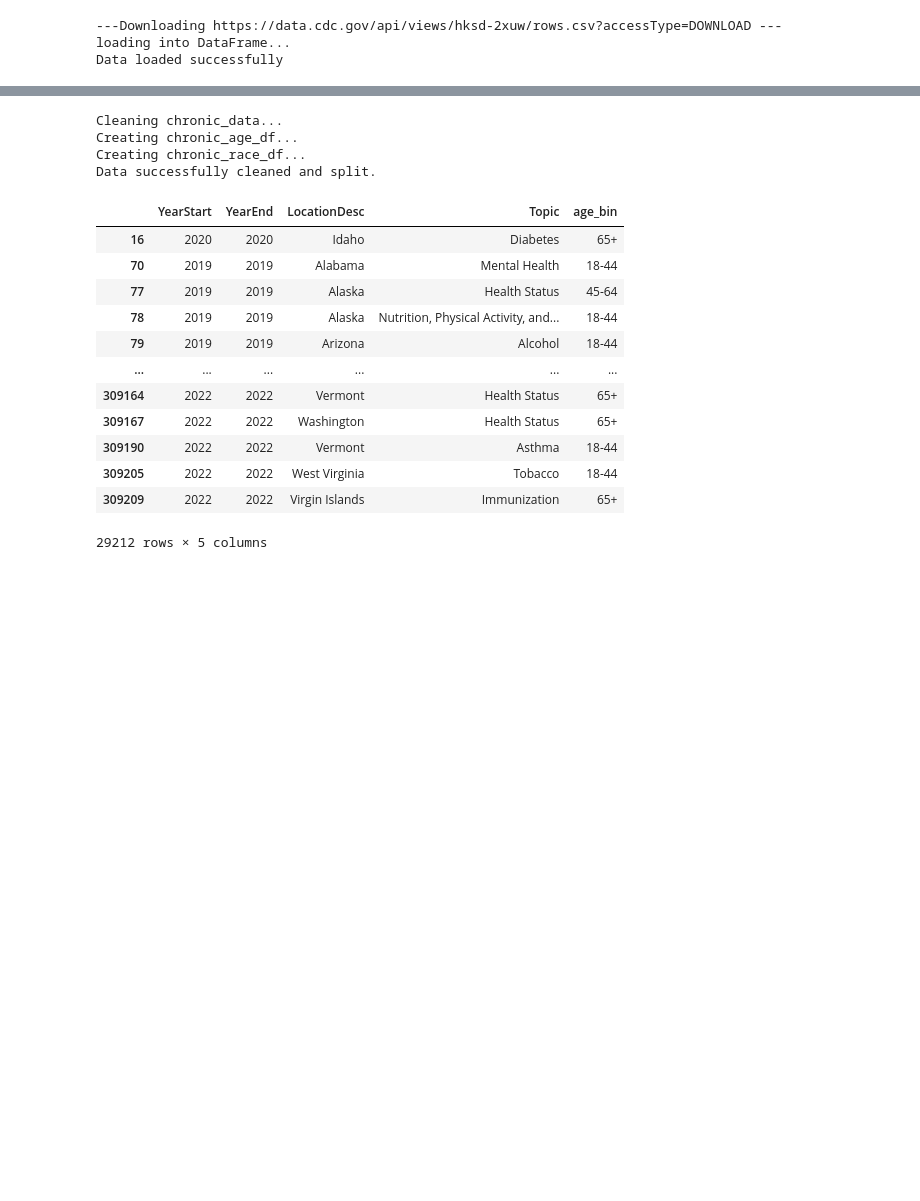
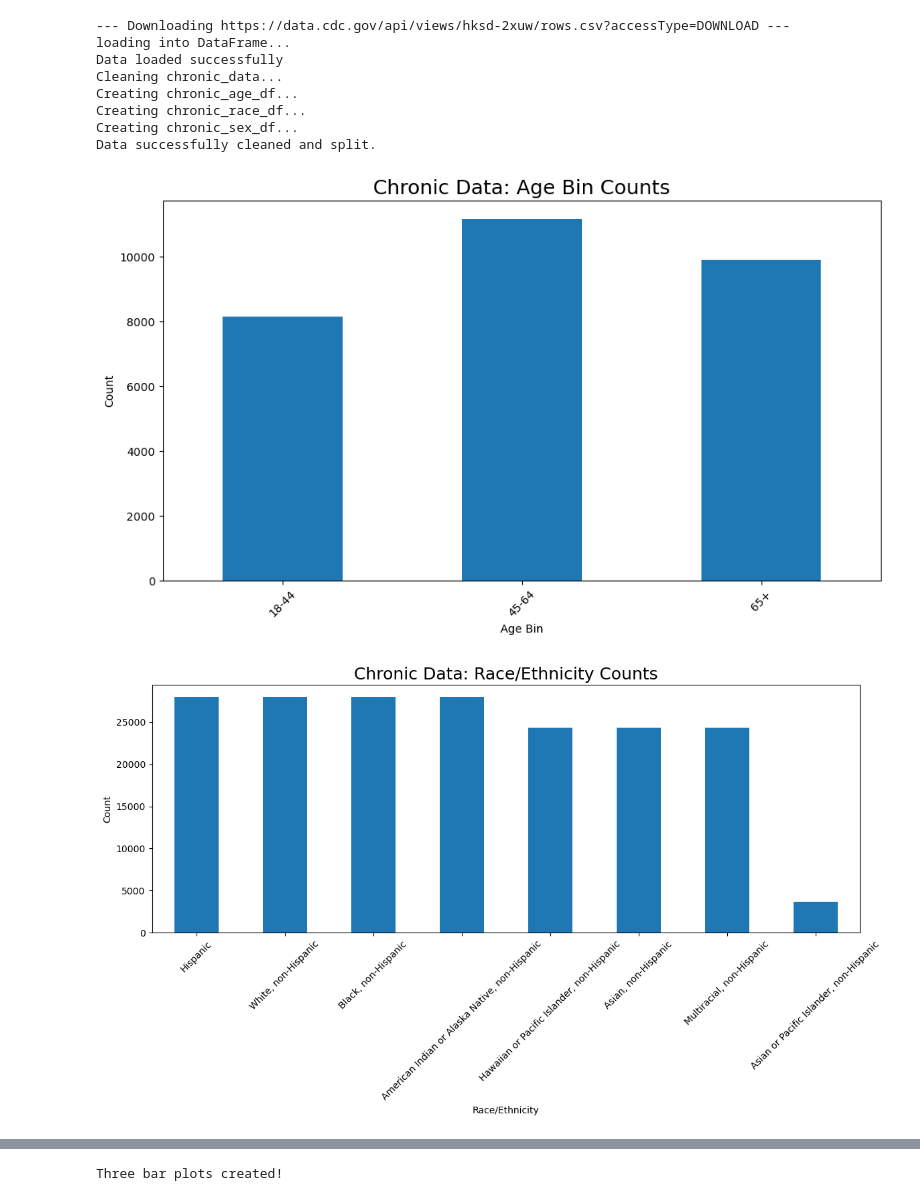
Before and after one commit to danilouie/wearable-devices-chronic-illnesses, a Jupyter notebook: src/results.ipynb, the cells around one changed output, grey strips where cells are left out. Saved outputs shown, nothing was run; the diff lists cells and outputs as text; code cells hidden in the pictures; blank space fills up the shorter version.

Commit message:
finished load, process, augment, analyze, and result.ipynb. Check main.py

```diff
--- a/src/results.ipynb
+++ b/src/results.ipynb
@@ -5,7 +10,16 @@ from process import process_aw_fb_data, process_chronic_data, process_nutri_data
 # %%
 url = "https://data.cdc.gov/api/views/hksd-2xuw/rows.csv?accessType=DOWNLOAD"
 df = get_chronic_data(url)
+chronic_age_df, chronic_race_df, chronic_sex_df = process_chronic_data(df)
+analyze_chronic_data(chronic_age_df, chronic_race_df, chronic_sex_df)
 # %% [output]
----Downloading https://data.cdc.gov/api/views/hksd-2xuw/rows.csv?accessType=DOWNLOAD ---
+--- Downloading https://data.cdc.gov/api/views/hksd-2xuw/rows.csv?accessType=DOWNLOAD ---
 loading into DataFrame...
 Data loaded successfully
+Cleaning chronic_data...
+Creating chronic_age_df...
+Creating chronic_race_df...
+Creating chronic_sex_df...
+Data successfully cleaned and split.
+[figure, added]
+[figure, added]
@@ -12,25 +27,3 @@ Data loaded successfully
+Three bar plots created!
-# %%
-chronic_age_df, chronic_race_df = process_chronic_data(df)
-# %% [output]
-Cleaning chronic_data...
-Creating chronic_age_df...
-Creating chronic_race_df...
-Data successfully cleaned and split.
-# %%
-chronic_age_df
-# %% [output]
-|  | YearStart | YearEnd | LocationDesc | Topic | age_bin |
-| 16 | 2020 | 2020 | Idaho | Diabetes | 65+ |
-| 70 | 2019 | 2019 | Alabama | Mental Health | 18-44 |
-| 77 | 2019 | 2019 | Alaska | Health Status | 45-64 |
-| 78 | 2019 | 2019 | Alaska | Nutrition, Physical Activity, and... | 18-44 |
-| 79 | 2019 | 2019 | Arizona | Alcohol | 18-44 |
-| ... | ... | ... | ... | ... | ... |
-| 309164 | 2022 | 2022 | Vermont | Health Status | 65+ |
-| 309167 | 2022 | 2022 | Washington | Health Status | 65+ |
-| 309190 | 2022 | 2022 | Vermont | Asthma | 18-44 |
-| 309205 | 2022 | 2022 | West Virginia | Tobacco | 18-44 |
-| 309209 | 2022 | 2022 | Virgin Islands | Immunization | 65+ |
-29212 rows × 5 columns
 # %%
 aw_fb_df_raw = get_csv('../data/aw_fb_data.csv')
```
Also changed, not shown: parts of 22 cells of this notebook, 9 other files.
